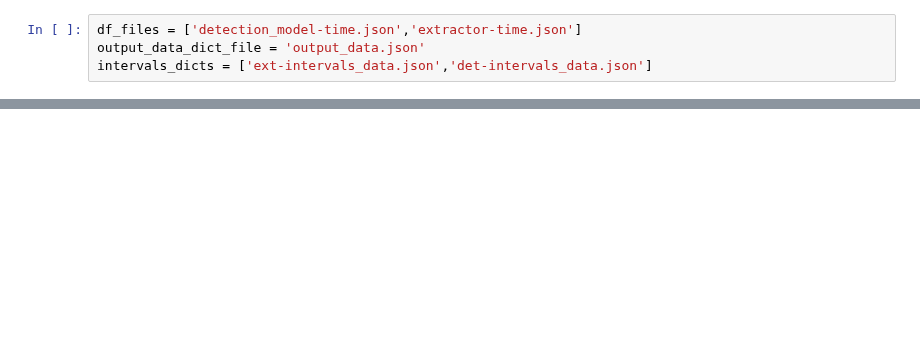
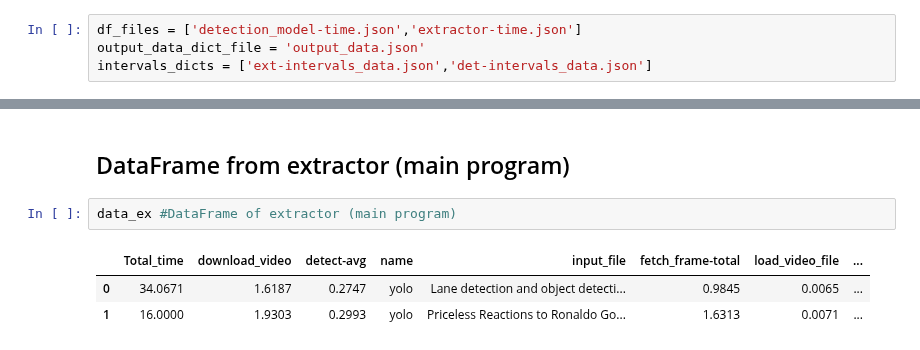
Before and after one commit to manuhg/class_snap, a Jupyter notebook: Plot_data.ipynb, the cells around one changed output, grey strips where cells are left out. Drawn from its saved outputs; the diff is of its cells as text; blank space fills up the shorter version.

```diff
--- a/Plot_data.ipynb
+++ b/Plot_data.ipynb
@@ -119,0 +134,8 @@ ext_info,det_info = list(map(info_det,dts))
+# %% [markdown]
+## DataFrame from extractor (main program)
+# %%
+data_ex #DataFrame of extractor (main program)
+# %% [output]
+|  | Total_time | download_video | detect-avg | name | input_file | fetch_frame-total | load_video_file | ... |
+| 0 | 34.0671 | 1.6187 | 0.2747 | yolo | Lane detection and object detecti... | 0.9845 | 0.0065 | ... |
+| 1 | 16.0000 | 1.9303 | 0.2993 | yolo | Priceless Reactions to Ronaldo Go... | 1.6313 | 0.0071 | ... |
```
Also changed, not shown: parts of 21 cells of this notebook, 6 other files.
